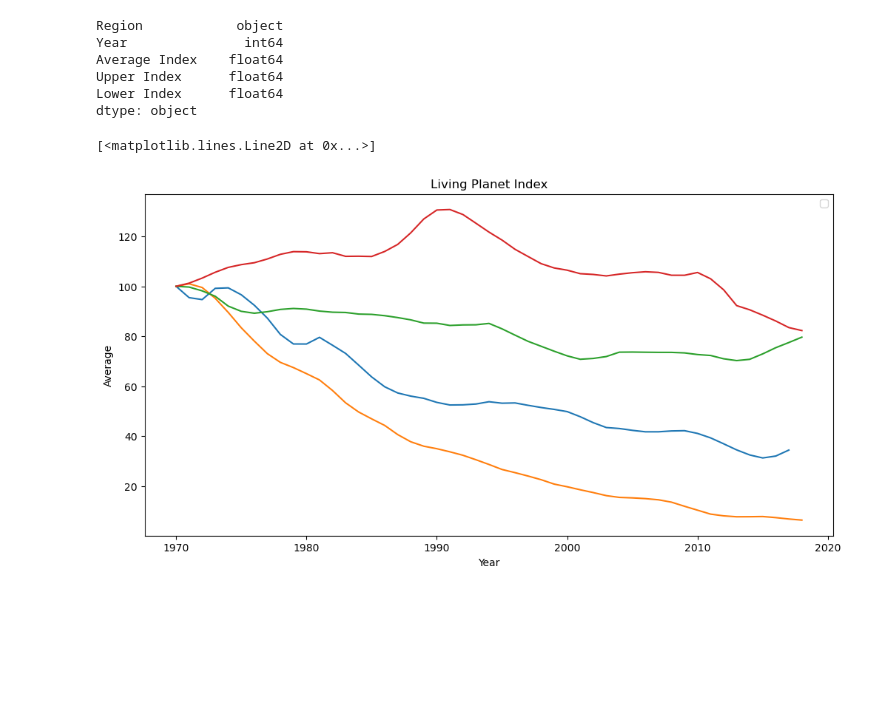
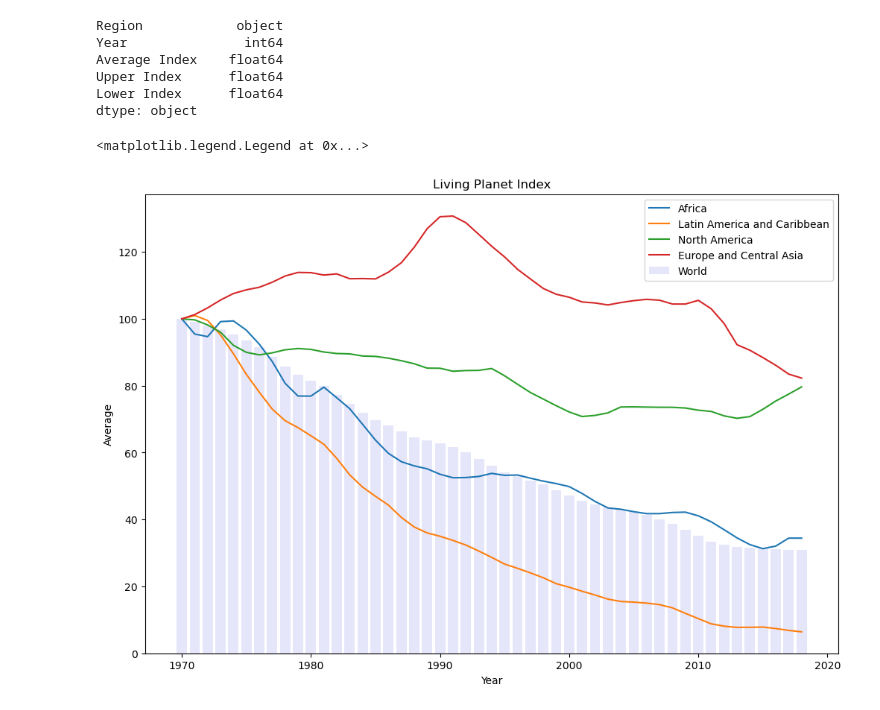
Before and after one commit to kabfare/biodiversity_decline, a Jupyter notebook: living_planet.ipynb, the cells around one changed output. Drawn from its saved outputs; the diff is of its cells as text; code cells hidden in the pictures; blank space fills up the shorter version.

Commit message:
append africa, added bar graph

```diff
--- a/living_planet.ipynb
+++ b/living_planet.ipynb
@@ -94,15 +103,16 @@ av_ind=df['Average Index']
 up_ind=df['Upper Index']
 lo_ind=df['Lower Index']
 # %%
-plt.figure(figsize=(12,6))
+plt.figure(figsize=(12,8))
 plt.title('Living Planet Index')
 plt.xlabel('Year')
 plt.ylabel('Average')
-plt.legend(['Africa', 'Latin America and Caribbean', 'North America', 'Europe and Central Asia'])
 plt.plot(africa['Year'], africa['Average Index'])
 plt.plot(latin['Year'], latin['Average Index'])
 plt.plot(nam['Year'], nam['Average Index'])
 plt.plot(euro['Year'], euro['Average Index'])
+plt.bar(world['Year'], world['Average Index'], color='lavender')
+plt.legend(['Africa', 'Latin America and Caribbean', 'North America', 'Europe and Central Asia', 'World'])
 # %% [output]
-[<matplotlib.lines.Line2D at 0x...>]
+<matplotlib.legend.Legend at 0x...>
-[figure, old version]
+[figure, new version]
```
Also changed, not shown: parts of 1 cell of this notebook.
